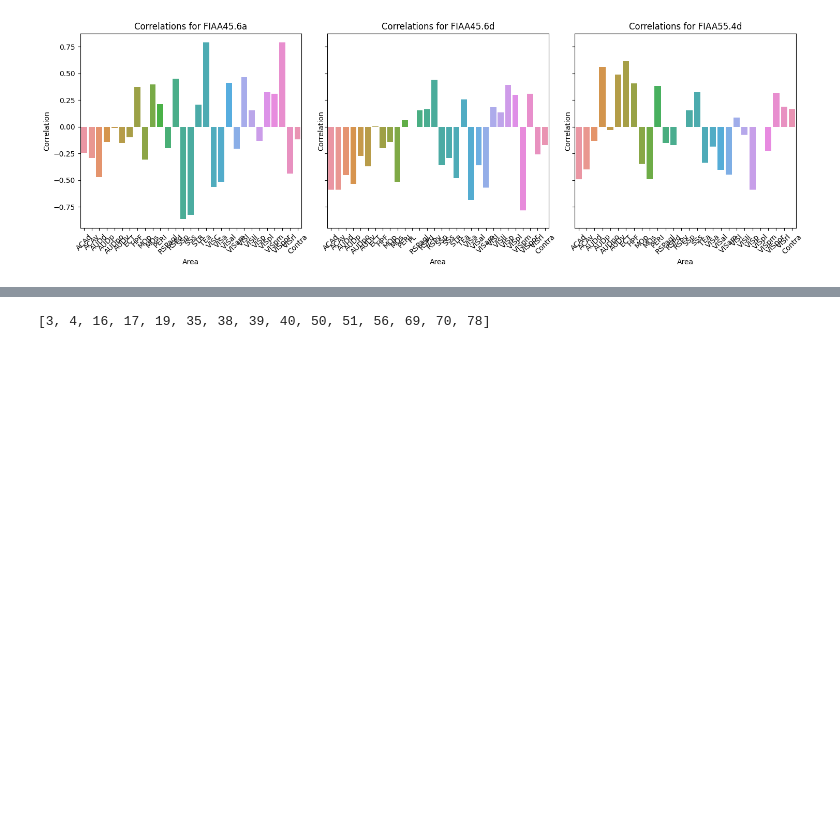
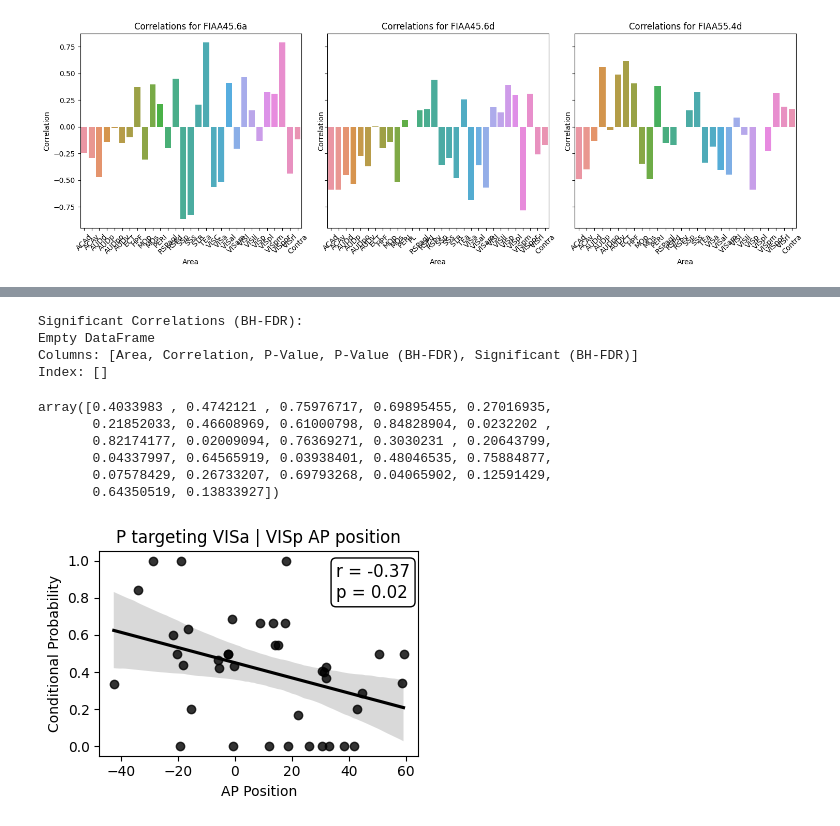
Before and after one commit to znamlab/MAPseq_processing, a Jupyter notebook: final_processing/fig_AP_position_vis_cortex_targeting.ipynb, the cells around one changed output, grey strips where cells are left out. Saved outputs shown, nothing was run; the diff lists cells and outputs as text; code cells hidden in the pictures; blank space fills up the shorter version.

```diff
--- a/final_processing/fig_AP_position_vis_cortex_targeting.ipynb
+++ b/final_processing/fig_AP_position_vis_cortex_targeting.ipynb
@@ -238,36 +238,59 @@ plt.show()
+# %%
+import statsmodels.stats.multitest as smm
+
+# Extract your raw p-values
+pvals = results_df['P-Value'].values
+
+# Apply the Benjamini–Hochberg correction
+reject, pvals_corrected, _, _ = smm.multipletests(pvals, alpha=0.05, method='fdr_bh')
+
+# Store corrected p-values back to your DataFrame
+results_df['P-Value (BH-FDR)'] = pvals_corrected
+results_df['Significant (BH-FDR)'] = reject
+
+# Now you can filter or check significance based on the corrected p-values
+significant_results_bh = results_df[results_df['Significant (BH-FDR)'] == True]
+print("Significant Correlations (BH-FDR):")
+print(significant_results_bh)
+# %% [output]
+Significant Correlations (BH-FDR):
+Empty DataFrame
+Columns: [Area, Correlation, P-Value, P-Value (BH-FDR), Significant (BH-FDR)]
+Index: []
+# %%
+pvals
+# %% [output]
+array([0.4033983 , 0.4742121 , 0.75976717, 0.69895455, 0.27016935,
+       0.21852033, 0.46608969, 0.61000798, 0.84828904, 0.0232202 ,
+       0.82174177, 0.02009094, 0.76369271, 0.3030231 , 0.20643799,
+       0.04337997, 0.64565919, 0.03938401, 0.48046535, 0.75884877,
+       0.07578429, 0.26733207, 0.69793268, 0.04065902, 0.12591429,
+       0.64350519, 0.13833927])
 # %%
 from scipy.stats import pearsonr
 
-# Filter out NaN values for the selected area
 data = all_data[['AP_Position', 'VISa', 'Mouse']].dropna()
 
-# Calculate correlation and p-value
 correlation, p_value = pearsonr(data['AP_Position'], data['VISa'])
 
-# Create the scatterplot with best-fit line
-plt.figure(figsize=(8, 6))
-sb.scatterplot(x='AP_Position', y='VISa', hue='Mouse', data=data, palette='Set2', s=50)
+plt.figure(figsize=(4, 3))
+#sb.scatterplot(x='AP_Position', y='VISa', data=data, palette='Set2', s=50)
 
-# Add a best-fit line using seaborn's regplot (no hue for a single line)
-sb.regplot(x='AP_Position', y='VISa', data=data, scatter=False, color='black', ci=None)
+sb.regplot(x='AP_Position', y='VISa', data=data, scatter=True, color='black')
 
-# Annotate the correlation and p-value in the top-right corner
 plt.text(
-    data['AP_Position'].max() * 0.9,  # x-coordinate
-    data['VISa'].max() * 0.9,       # y-coordinate
+    data['AP_Position'].max() * 0.6,
+    data['VISa'].max() * 0.8,
     f"r = {correlation:.2f}\np = {p_value:.2g}",
     fontsize=12,
     bbox=dict(facecolor='white', edgecolor='black', boxstyle='round,pad=0.3')
 )
-
-# Add labels and title
 plt.xlabel("AP Position")
 plt.ylabel("Conditional Probability")
 plt.title("P targeting VISa | VISp AP position")
-plt.legend(title="Mouse", loc='upper left')
+#plt.legend(title="Mouse", loc='upper left')
 plt.tight_layout()
 
-# Show the plot
 plt.show()
 # %% [output]
-[3, 4, 16, 17, 19, 35, 38, 39, 40, 50, 51, 56, 69, 70, 78]
+[figure, added]
```
Also changed, not shown: parts of 3 cells of this notebook.
